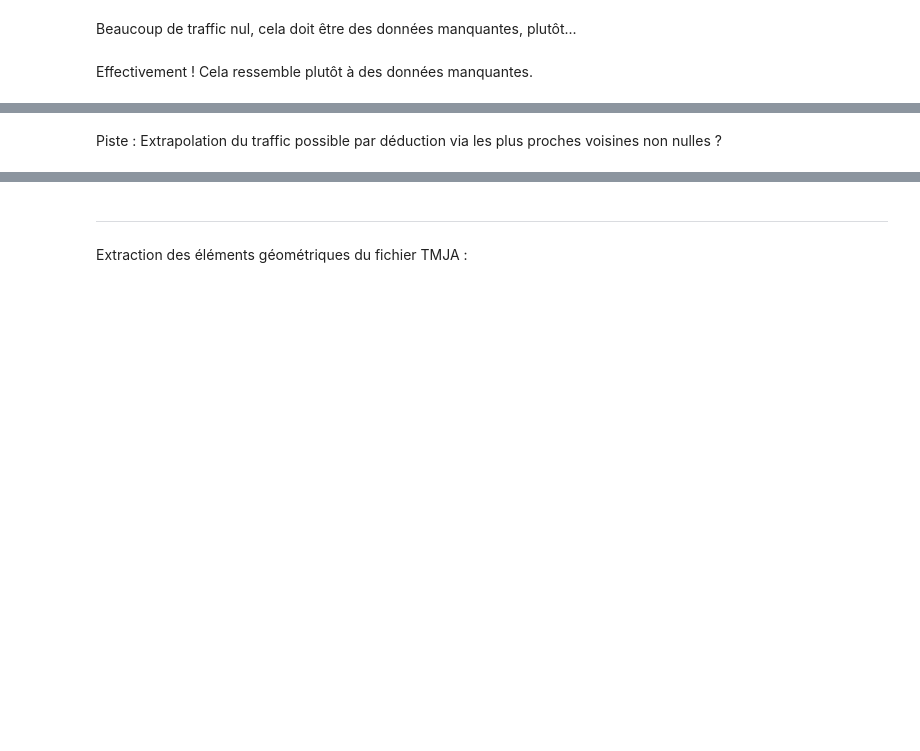
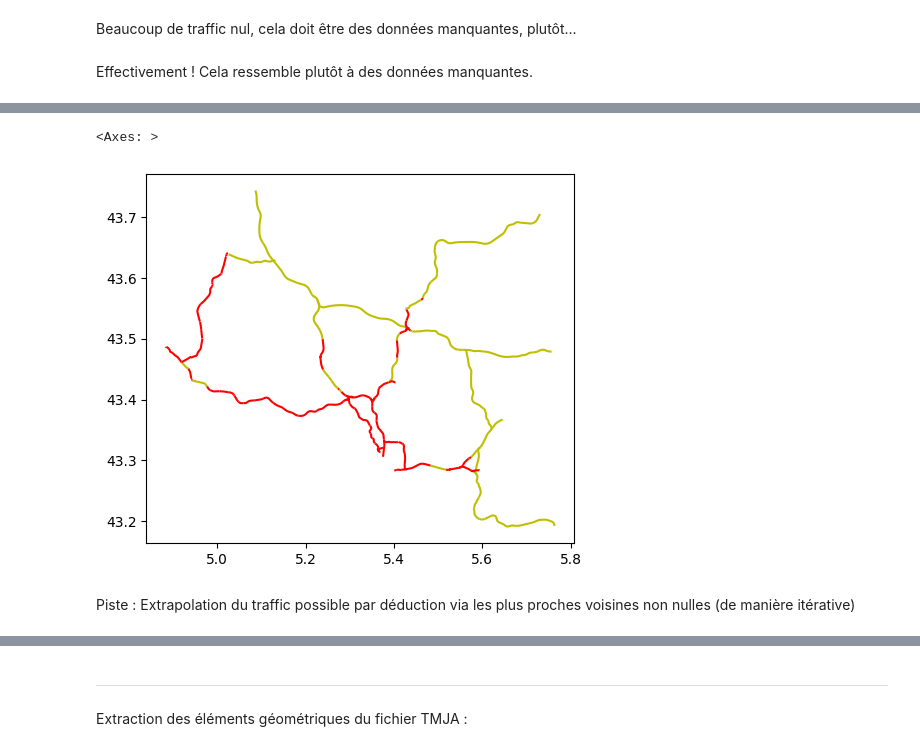
Before and after one commit to dataforgoodfr/batch11_e_cartomobile, a Jupyter notebook: notebooks/TMJA_et_extrapolation_tourisme.ipynb, the cells around one changed output, grey strips where cells are left out. Saved outputs shown, nothing was run; the diff lists cells and outputs as text; code cells hidden in the pictures; blank space fills up the shorter version.

```diff
--- a/notebooks/TMJA_et_extrapolation_tourisme.ipynb
+++ b/notebooks/TMJA_et_extrapolation_tourisme.ipynb
@@ -100,2 +116,10 @@ Effectivement ! Cela ressemble plutôt à des données manquantes.
+# %%
+fig, ax = plt.subplots(1, 1)
+
+tmja_wrs84_dep13.loc[tmja_wrs84_dep13['tmja']>0,:].plot(ax=ax, color='y')
+tmja_wrs84_dep13.loc[tmja_wrs84_dep13['tmja']==0,:].plot(ax=ax, color='r')
+# %% [output]
+<Axes: >
+[figure, added]
 # %% [markdown]
-Piste : Extrapolation du traffic possible par déduction via les plus proches voisines non nulles ?
+Piste : Extrapolation du traffic possible par déduction via les plus proches voisines non nulles (de manière itérative)
```
Also changed, not shown: parts of 40 cells of this notebook.
